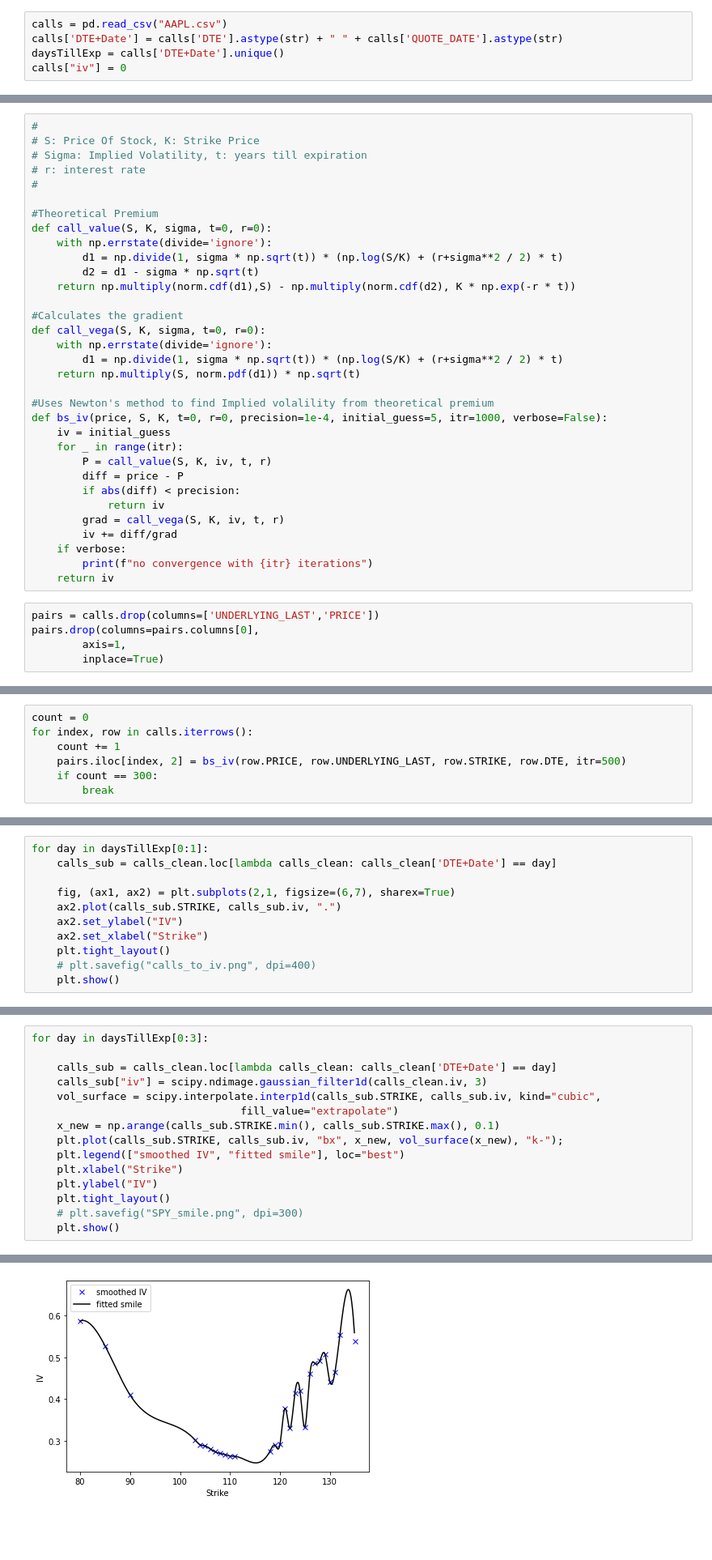
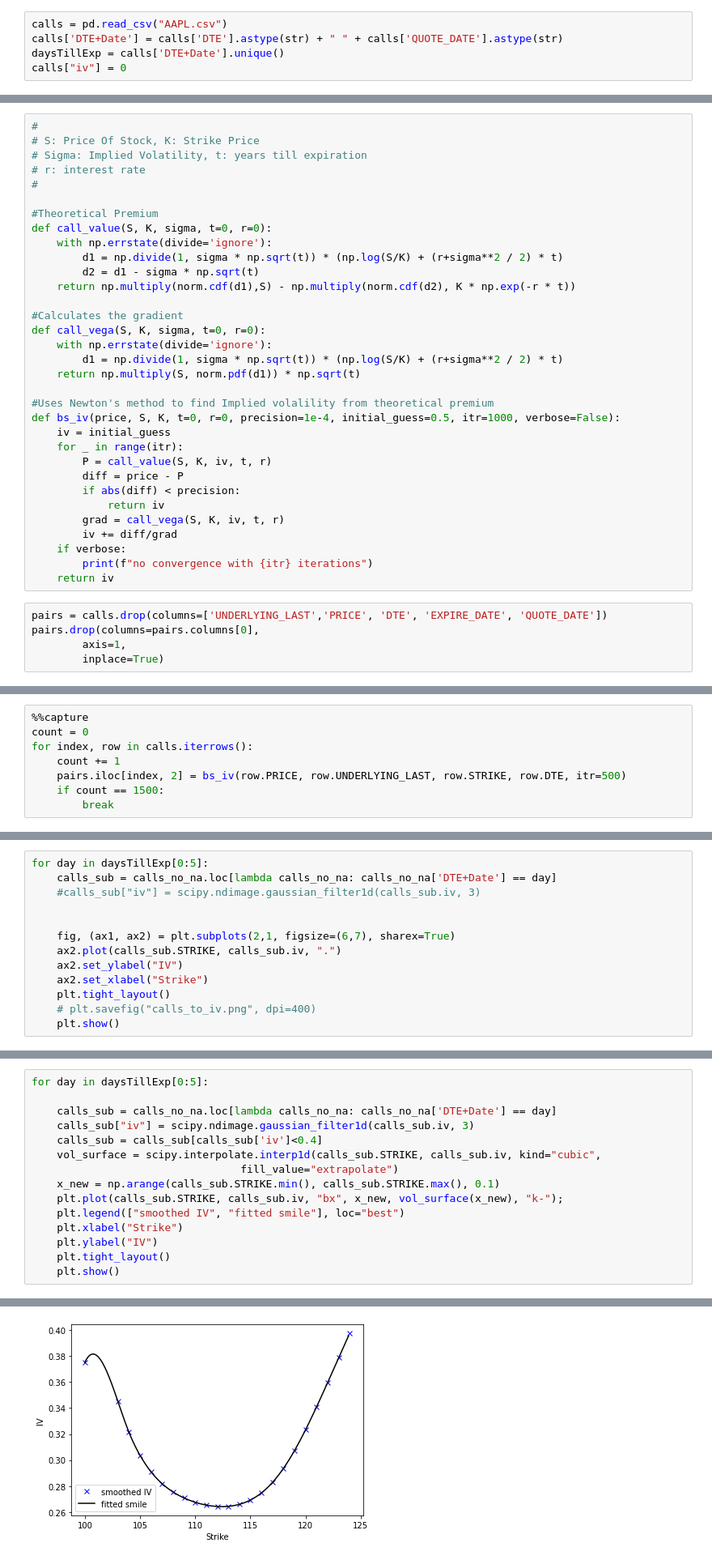
Before and after one commit to piluguji/HooHacks, a Jupyter notebook: MarketExpectation.ipynb, the cells around one changed output, grey strips where cells are left out. Shown: that part at 81% size. Drawn from its saved outputs; the diff is of its cells as text; blank space fills up the shorter version.

```diff
--- a/MarketExpectation.ipynb
+++ b/MarketExpectation.ipynb
@@ -46,7 +30,7 @@ def call_vega(S, K, sigma, t=0, r=0):
     return np.multiply(S, norm.pdf(d1)) * np.sqrt(t)
 
 #Uses Newton's method to find Implied volalility from theoretical premium
-def bs_iv(price, S, K, t=0, r=0, precision=1e-4, initial_guess=5, itr=1000, verbose=False):
+def bs_iv(price, S, K, t=0, r=0, precision=1e-4, initial_guess=0.5, itr=1000, verbose=False):
     iv = initial_guess
     for _ in range(itr):
         P = call_value(S, K, iv, t, r)
@@ -59,7 +43,7 @@ def bs_iv(price, S, K, t=0, r=0, precision=1e-4, initial_guess=5, itr=1000, verb
         print(f"no convergence with {itr} iterations")
     return iv
 # %%
-pairs = calls.drop(columns=['UNDERLYING_LAST','PRICE'])
+pairs = calls.drop(columns=['UNDERLYING_LAST','PRICE', 'DTE', 'EXPIRE_DATE', 'QUOTE_DATE'])
 pairs.drop(columns=pairs.columns[0],
         axis=1,
         inplace=True)
@@ -82,7 +50,8 @@ pairs
 # %%
+%%capture
 count = 0
 for index, row in calls.iterrows():
     count += 1
     pairs.iloc[index, 2] = bs_iv(row.PRICE, row.UNDERLYING_LAST, row.STRIKE, row.DTE, itr=500)
-    if count == 300:
+    if count == 1500:
         break
@@ -108,6 +60,8 @@ calls_clean = calls_no_na[calls_no_na['iv']<0.6]
 # %%
-for day in daysTillExp[0:1]:
-    calls_sub = calls_clean.loc[lambda calls_clean: calls_clean['DTE+Date'] == day]
+for day in daysTillExp[0:5]:
+    calls_sub = calls_no_na.loc[lambda calls_no_na: calls_no_na['DTE+Date'] == day]
+    #calls_sub["iv"] = scipy.ndimage.gaussian_filter1d(calls_sub.iv, 3)
+
 
     fig, (ax1, ax2) = plt.subplots(2,1, figsize=(6,7), sharex=True)
     ax2.plot(calls_sub.STRIKE, calls_sub.iv, ".")
@@ -121,8 +79,9 @@ for day in daysTillExp[0:1]:
 # %%
-for day in daysTillExp[0:3]:
+for day in daysTillExp[0:5]:
 
-    calls_sub = calls_clean.loc[lambda calls_clean: calls_clean['DTE+Date'] == day]
-    calls_sub["iv"] = scipy.ndimage.gaussian_filter1d(calls_clean.iv, 3)
+    calls_sub = calls_no_na.loc[lambda calls_no_na: calls_no_na['DTE+Date'] == day]
+    calls_sub["iv"] = scipy.ndimage.gaussian_filter1d(calls_sub.iv, 3)
+    calls_sub = calls_sub[calls_sub['iv']<0.4]
     vol_surface = scipy.interpolate.interp1d(calls_sub.STRIKE, calls_sub.iv, kind="cubic",
                                  fill_value="extrapolate")
     x_new = np.arange(calls_sub.STRIKE.min(), calls_sub.STRIKE.max(), 0.1)
@@ -131,6 +90,5 @@ for day in daysTillExp[0:3]:
     plt.xlabel("Strike")
     plt.ylabel("IV")
     plt.tight_layout()
-    # plt.savefig("SPY_smile.png", dpi=300)
     plt.show()
 # %% [output]
@@ -139 +112 @@ for day in daysTillExp[0:3]:
-[figure, old version]
+[figure, new version]
```
Also changed, not shown: parts of 11 cells of this notebook, 2 other files.
